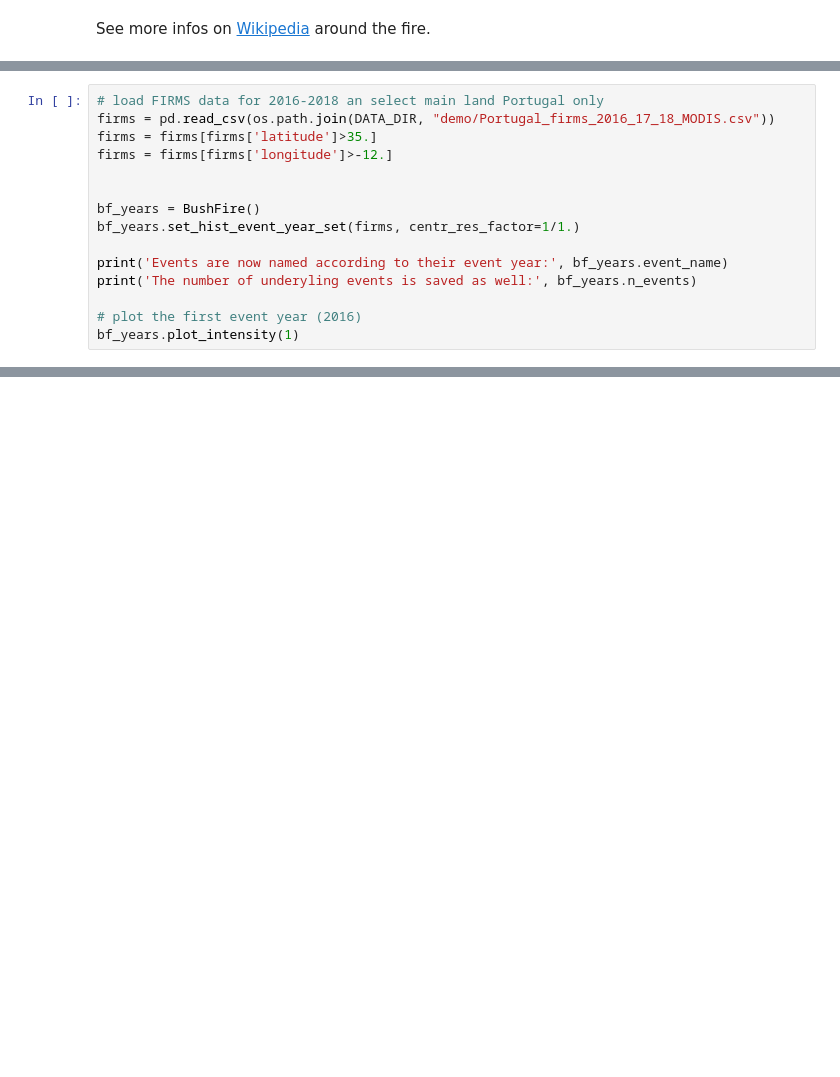
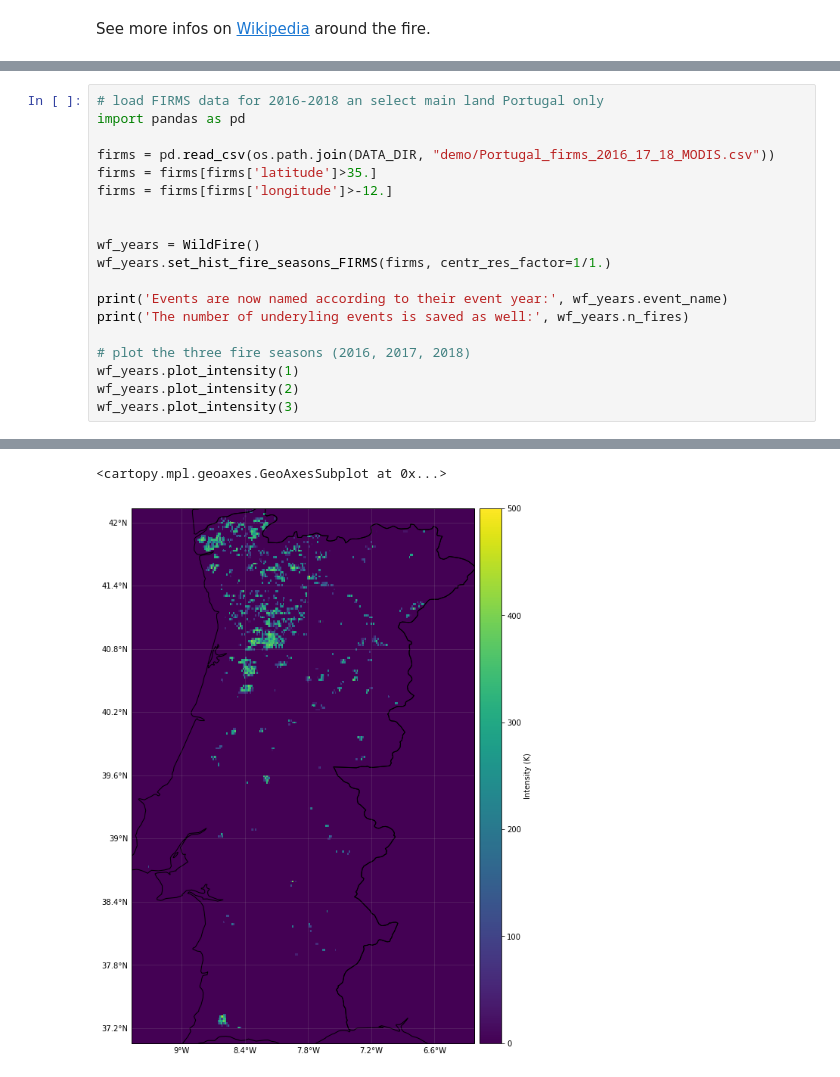
Before and after one commit to tylerriccio33/cfg-climada-fork, a Jupyter notebook: doc/tutorial/climada_hazard_Wildfire.ipynb, the cells around one changed output, grey strips where cells are left out. Saved outputs shown, nothing was run; the diff lists cells and outputs as text; blank space fills up the shorter version.

```diff
--- a/doc/tutorial/climada_hazard_Wildfire.ipynb
+++ b/doc/tutorial/climada_hazard_Wildfire.ipynb
@@ -94,16 +95,20 @@ SyntaxError: invalid syntax (<ipython-input-6-84c1198eae76>, line 2)
 # %%
 # load FIRMS data for 2016-2018 an select main land Portugal only
+import pandas as pd
+
 firms = pd.read_csv(os.path.join(DATA_DIR, "demo/Portugal_firms_2016_17_18_MODIS.csv"))
 firms = firms[firms['latitude']>35.]
 firms = firms[firms['longitude']>-12.]
 
 
-bf_years = BushFire()
-bf_years.set_hist_event_year_set(firms, centr_res_factor=1/1.)
+wf_years = WildFire()
+wf_years.set_hist_fire_seasons_FIRMS(firms, centr_res_factor=1/1.)
 
-print('Events are now named according to their event year:', bf_years.event_name)
-print('The number of underyling events is saved as well:', bf_years.n_events)
+print('Events are now named according to their event year:', wf_years.event_name)
+print('The number of underyling events is saved as well:', wf_years.n_fires)
 
-# plot the first event year (2016)
-bf_years.plot_intensity(1)
+# plot the three fire seasons (2016, 2017, 2018)
+wf_years.plot_intensity(1)
+wf_years.plot_intensity(2)
+wf_years.plot_intensity(3)
 # %% [output]
@@ -110,0 +132,2 @@ NameError: name 'pd' is not defined
+<cartopy.mpl.geoaxes.GeoAxesSubplot at 0x...>
+[figure, added]
```
Also changed, not shown: parts of 16 cells of this notebook.
